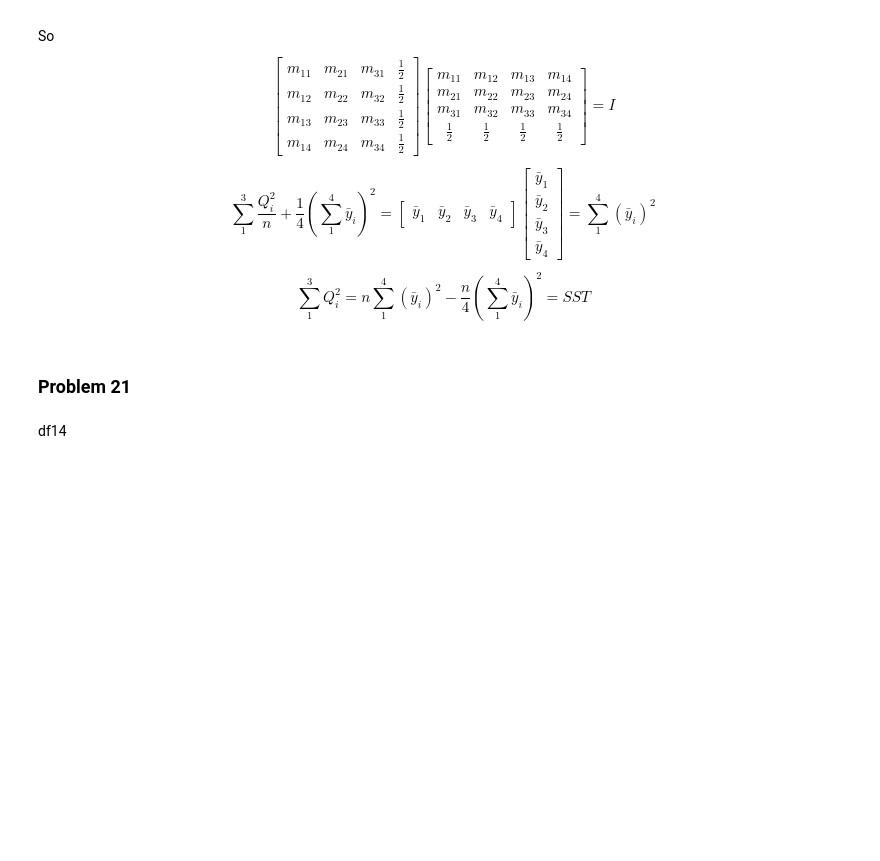
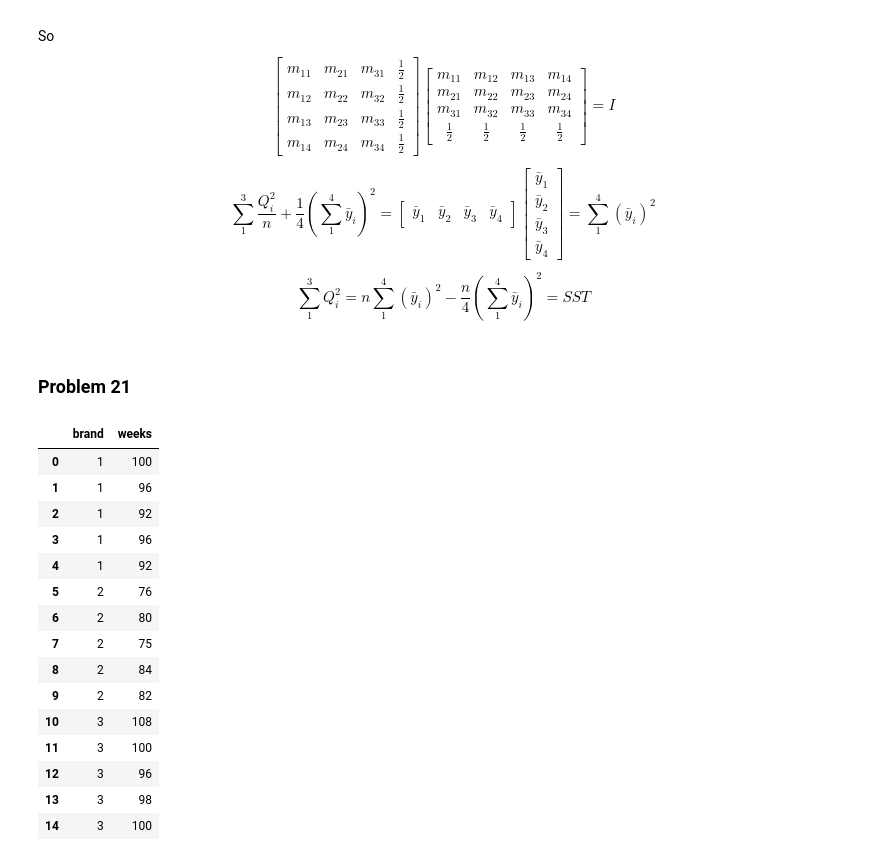
Before and after one commit to Peiguang2024/design-of-experiment, a Jupyter notebook: Montgomery/chapter3.ipynb, the cells around one changed output. Drawn from its saved outputs; the diff is of its cells as text; code cells hidden in the pictures; blank space fills up the shorter version.

```diff
--- a/Montgomery/chapter3.ipynb
+++ b/Montgomery/chapter3.ipynb
@@ -1376,5 +1376,22 @@ $$
 \sum_1^3 Q_i^2 = n \sum_1^4 (\bar{y}_i)^2 - \frac{n}{4} (\sum_1^4 \bar{y}_i)^2 = SST $$
 # %% [markdown]
 ### Problem 21
-# %% [markdown]
-df14
+# %%
+df_14
+# %% [output]
+|  | brand | weeks |
+| 0 | 1 | 100 |
+| 1 | 1 | 96 |
+| 2 | 1 | 92 |
+| 3 | 1 | 96 |
+| 4 | 1 | 92 |
+| 5 | 2 | 76 |
+| 6 | 2 | 80 |
+| 7 | 2 | 75 |
+| 8 | 2 | 84 |
+| 9 | 2 | 82 |
+| 10 | 3 | 108 |
+| 11 | 3 | 100 |
+| 12 | 3 | 96 |
+| 13 | 3 | 98 |
+| 14 | 3 | 100 |
```
Also changed, not shown: parts of 1 cell of this notebook.
